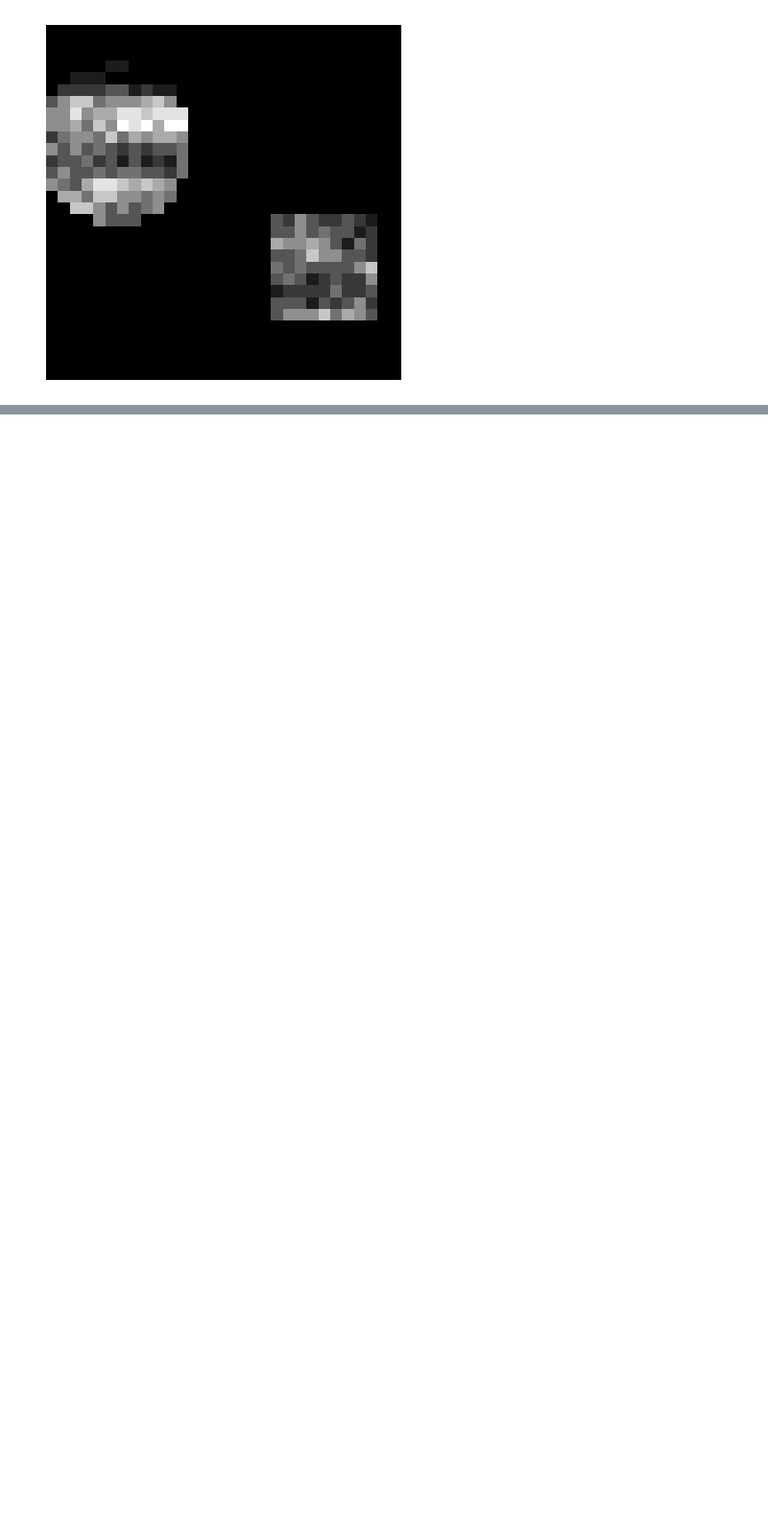
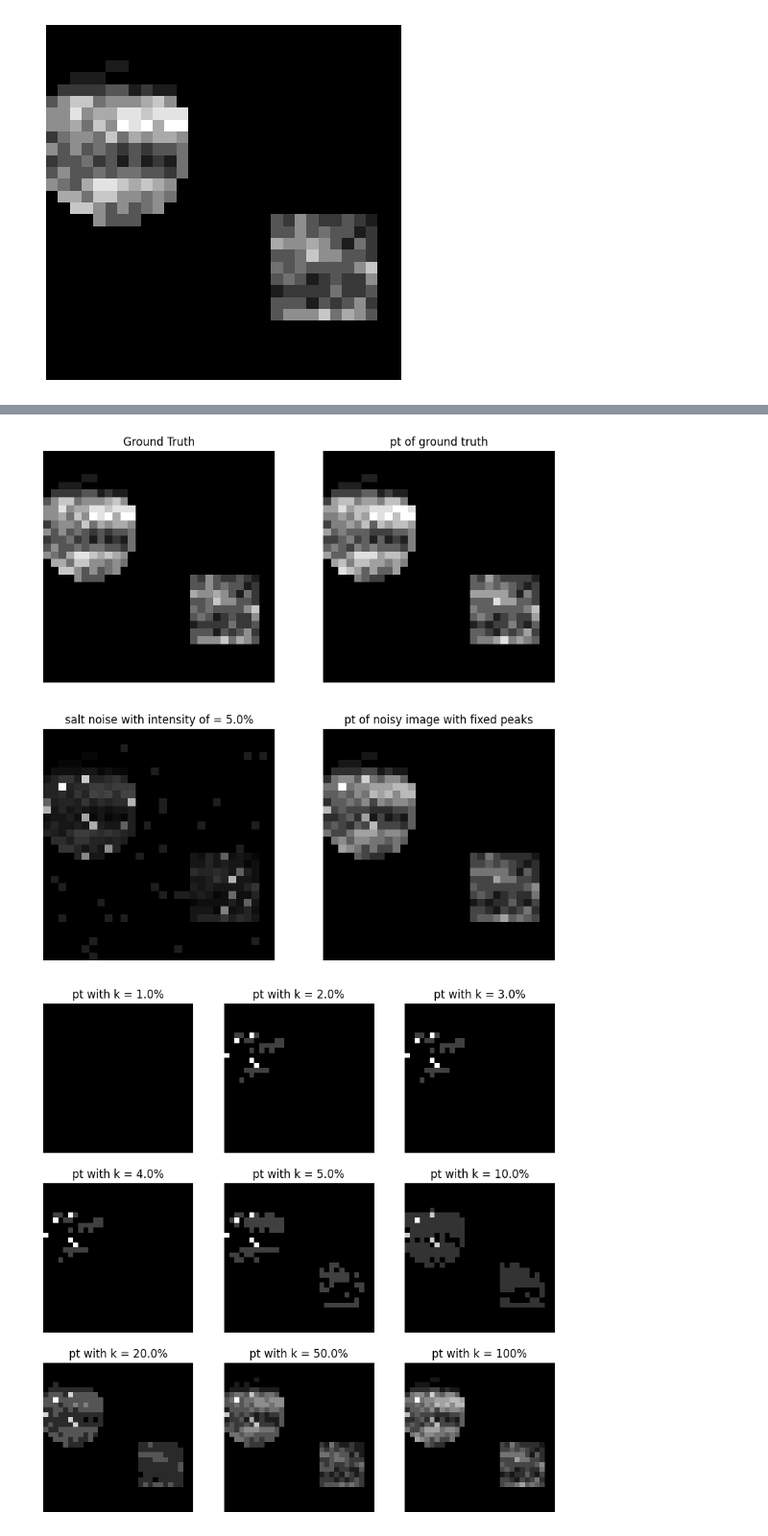
Before and after one commit to klailag/SupervisedTDAMethodForMALDI, a Jupyter notebook: Paper revision/simulation from r.ipynb, the cells around one changed output, grey strips where cells are left out. Shown: that part at 96% size. Drawn from its saved outputs; the diff is of its cells as text; code cells hidden in the pictures; blank space fills up the shorter version.

```diff
--- a/Paper revision/simulation from r.ipynb
+++ b/Paper revision/simulation from r.ipynb
@@ -216,0 +312,5 @@ apply_pt(data = read_data("data/image_data.RData"), mean = 0.1, std = 0.3, seed
+# %%
+apply_pt(data = read_data("data/image_data.RData"), noise_type = 'salt', list_of_k = [0.01, 0.02, 0.03, 0.04, 0.05, 0.1, 0.2, 0.5, 1], percentage = .05)
+# %% [output]
+[figure, added]
+[figure, added]
```
Also changed, not shown: parts of 14 cells of this notebook.
